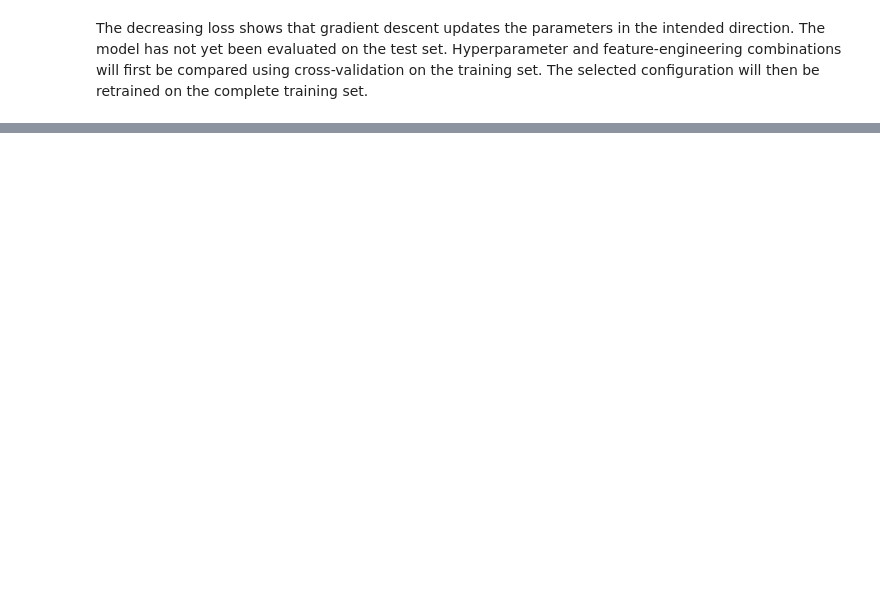
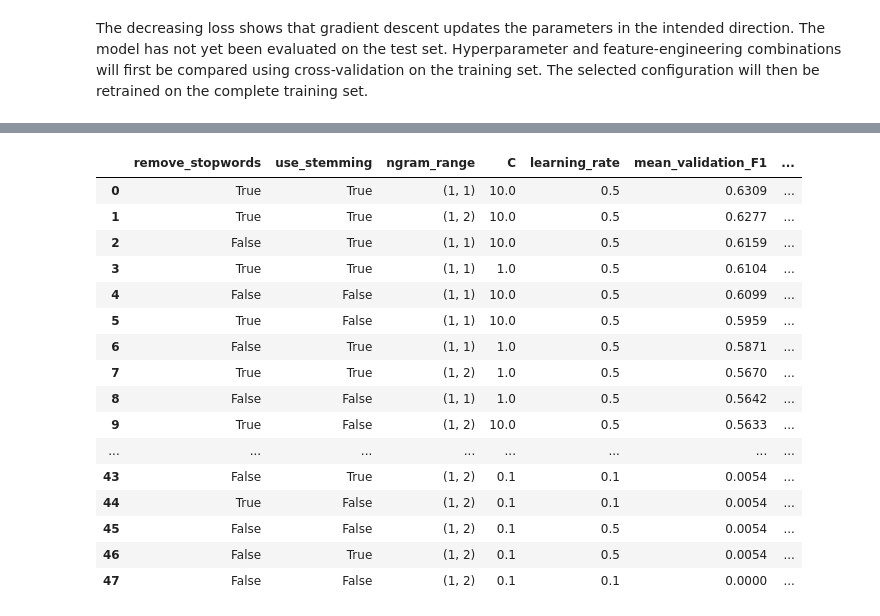
Before and after one commit to PROEESH/ISR-DS, a Jupyter notebook: youtube_toxicity_classification.ipynb, the cells around one changed output, grey strips where cells are left out. Drawn from its saved outputs; the diff is of its cells as text; code cells hidden in the pictures; blank space fills up the shorter version.

```diff
--- a/youtube_toxicity_classification.ipynb
+++ b/youtube_toxicity_classification.ipynb
@@ -460,0 +533,16 @@ The decreasing loss shows that gradient descent updates the parameters in the in
+# %%
+from sklearn.model_selection import GridSearchCV, StratifiedKFold
+from sklearn.pipeline import Pipeline
+from sklearn.metrics import make_scorer
+
+toxic_f1_scorer = make_scorer(
+    f1_score,
+    pos_label=1,
+    zero_division=0,
+)
+
+cross_validation = StratifiedKFold(
+    n_splits=5,
+    shuffle=True,
+    random_state=RANDOM_STATE,
+)
@@ -460,0 +610,49 @@ The decreasing loss shows that gradient descent updates the parameters in the in
+# %%
+extension_results = pd.DataFrame({
+    "remove_stopwords": grid_search.cv_results_[
+        "param_preprocess__remove_stopwords"
+    ],
+    "use_stemming": grid_search.cv_results_[
+        "param_preprocess__use_stemming"
+    ],
+    "ngram_range": grid_search.cv_results_[
+        "param_tfidf__ngram_range"
+    ],
+    "C": grid_search.cv_results_["param_model__C"],
+    "learning_rate": grid_search.cv_results_[
+        "param_model__learning_rate"
+    ],
+    "mean_validation_F1": grid_search.cv_results_["mean_test_score"],
+    "std_validation_F1": grid_search.cv_results_["std_test_score"],
+    "rank": grid_search.cv_results_["rank_test_score"],
+})
+
+extension_results = (
+    extension_results
+    .sort_values(["rank", "std_validation_F1"])
+    .reset_index(drop=True)
+)
+
+assert len(extension_results) == 48
+display(extension_results.round({
+    "mean_validation_F1": 4,
+    "std_validation_F1": 4,
+}))
+# %% [output]
+|  | remove_stopwords | use_stemming | ngram_range | C | learning_rate | mean_validation_F1 | ... |
+| 0 | True | True | (1, 1) | 10.0 | 0.5 | 0.6309 | ... |
+| 1 | True | True | (1, 2) | 10.0 | 0.5 | 0.6277 | ... |
+| 2 | False | True | (1, 1) | 10.0 | 0.5 | 0.6159 | ... |
+| 3 | True | True | (1, 1) | 1.0 | 0.5 | 0.6104 | ... |
+| 4 | False | False | (1, 1) | 10.0 | 0.5 | 0.6099 | ... |
+| 5 | True | False | (1, 1) | 10.0 | 0.5 | 0.5959 | ... |
+| 6 | False | True | (1, 1) | 1.0 | 0.5 | 0.5871 | ... |
+| 7 | True | True | (1, 2) | 1.0 | 0.5 | 0.5670 | ... |
+| 8 | False | False | (1, 1) | 1.0 | 0.5 | 0.5642 | ... |
+| 9 | True | False | (1, 2) | 10.0 | 0.5 | 0.5633 | ... |
+| ... | ... | ... | ... | ... | ... | ... | ... |
+| 43 | False | True | (1, 2) | 0.1 | 0.1 | 0.0054 | ... |
+| 44 | True | False | (1, 2) | 0.1 | 0.1 | 0.0054 | ... |
+| 45 | False | False | (1, 2) | 0.1 | 0.5 | 0.0054 | ... |
+| 46 | False | True | (1, 2) | 0.1 | 0.5 | 0.0054 | ... |
+| 47 | False | False | (1, 2) | 0.1 | 0.1 | 0.0000 | ... |
```
Also changed, not shown: parts of 45 cells of this notebook.
